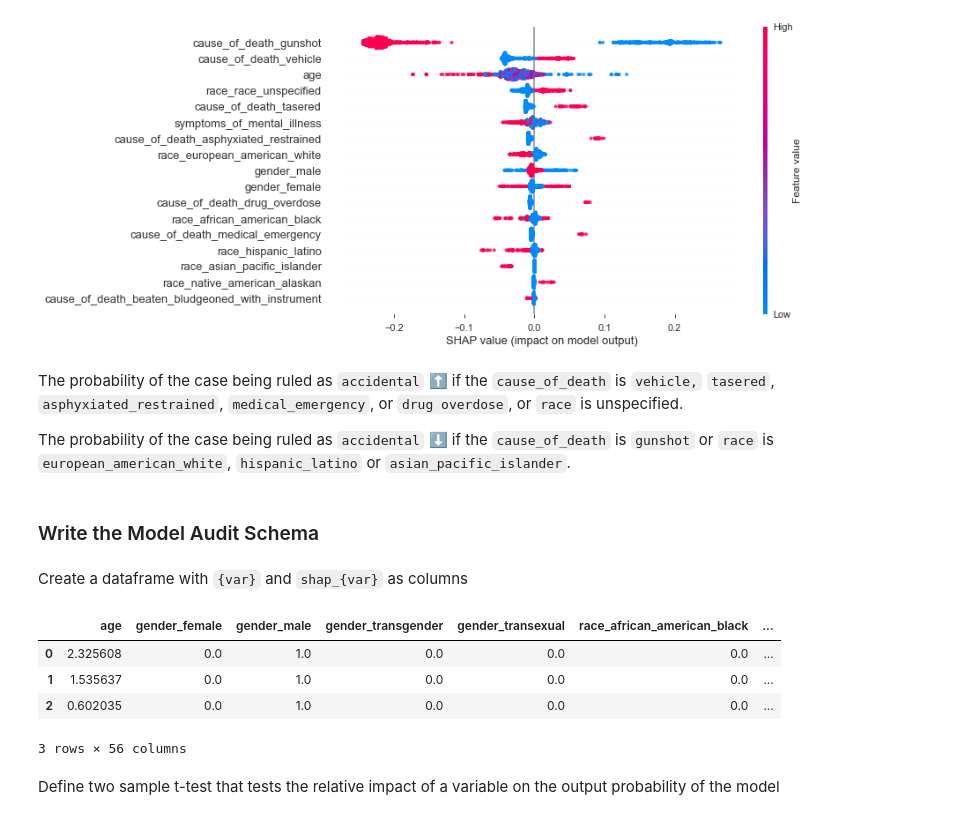
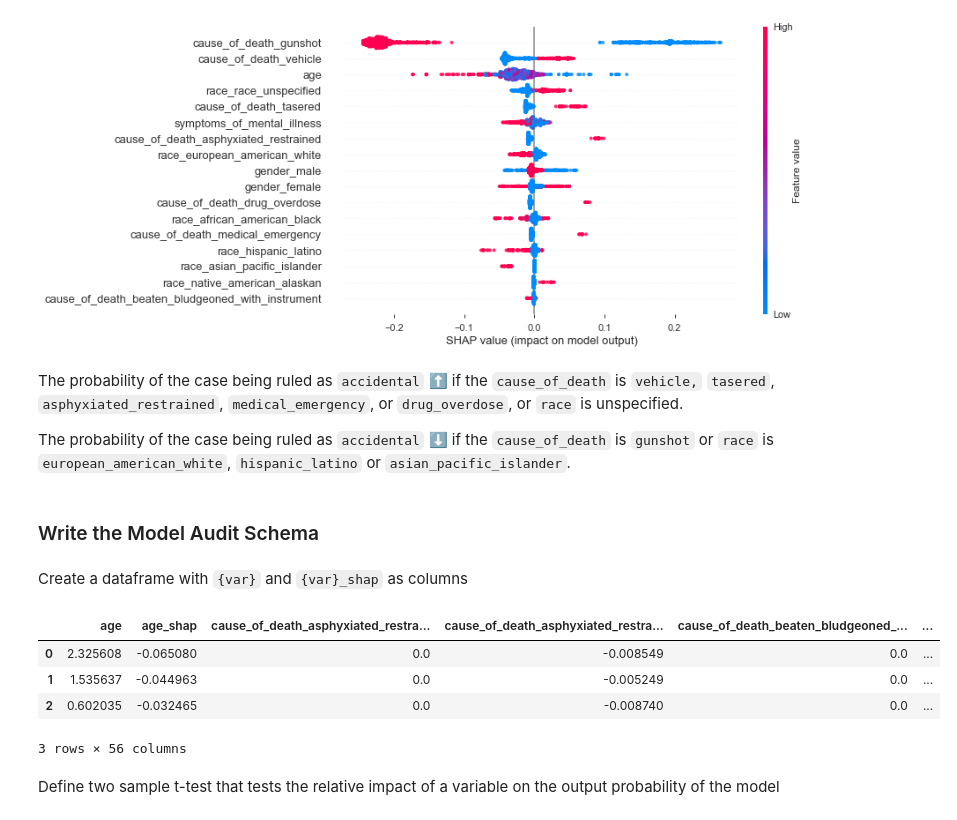
Before and after one commit to unionai-oss/pandera-presentations, a Jupyter notebook: notebooks/20200505_scipy_conference.ipynb, the cells around one changed output. Drawn from its saved outputs; the diff is of its cells as text; code cells hidden in the pictures.

```diff
--- a/notebooks/20200505_scipy_conference.ipynb
+++ b/notebooks/20200505_scipy_conference.ipynb
@@ -1126,25 +1120,30 @@ shap.summary_plot(
 # %% [output]
 [figure]
 # %% [markdown]
-The probability of the case being ruled as `accidental` ⬆️ if the `cause_of_death` is `vehicle,` `tasered`, `asphyxiated_restrained`, `medical_emergency`, or `drug overdose`, or `race` is unspecified.
+The probability of the case being ruled as `accidental` ⬆️ if the `cause_of_death` is `vehicle,` `tasered`, `asphyxiated_restrained`, `medical_emergency`, or `drug_overdose`, or `race` is unspecified.
 
 The probability of the case being ruled as `accidental` ⬇️ if the `cause_of_death` is `gunshot` or `race` is `european_american_white`, `hispanic_latino` or `asian_pacific_islander`.
 # %% [markdown]
 ### Write the Model Audit Schema
 # %% [markdown]
-Create a dataframe with `{var}` and `shap_{var}` as columns
+Create a dataframe with `{var}` and `{var}_shap` as columns
 # %%
-audit_dataframe = pd.concat([
-    pd.DataFrame(X_test_array, columns=feature_names),
-    pd.DataFrame(shap_values[1], columns=[f"shap_{x}" for x in feature_names])
-], axis="columns")
+audit_dataframe = (
+    pd.concat(
+        [
+            pd.DataFrame(X_test_array, columns=feature_names),
+            pd.DataFrame(shap_values[1], columns=[f"{x}_shap" for x in feature_names])
+        ],
+        axis="columns"
+    ).sort_index(axis="columns")
+)
 
 audit_dataframe.head(3)
 # %% [output]
-|  | age | gender_female | gender_male | gender_transgender | gender_transexual | race_african_american_black | ... |
-| 0 | 2.325608 | 0.0 | 1.0 | 0.0 | 0.0 | 0.0 | ... |
-| 1 | 1.535637 | 0.0 | 1.0 | 0.0 | 0.0 | 0.0 | ... |
-| 2 | 0.602035 | 0.0 | 1.0 | 0.0 | 0.0 | 0.0 | ... |
+|  | age | age_shap | cause_of_death_asphyxiated_restra... | cause_of_death_asphyxiated_restra... | cause_of_death_beaten_bludgeoned_... | ... |
+| 0 | 2.325608 | -0.065080 | 0.0 | -0.008549 | 0.0 | ... |
+| 1 | 1.535637 | -0.044963 | 0.0 | -0.005249 | 0.0 | ... |
+| 2 | 0.602035 | -0.032465 | 0.0 | -0.008740 | 0.0 | ... |
 3 rows × 56 columns
 # %% [markdown]
 Define two sample t-test that tests the relative impact of a
```
Also changed, not shown: parts of 22 cells of this notebook, 3 other files.
